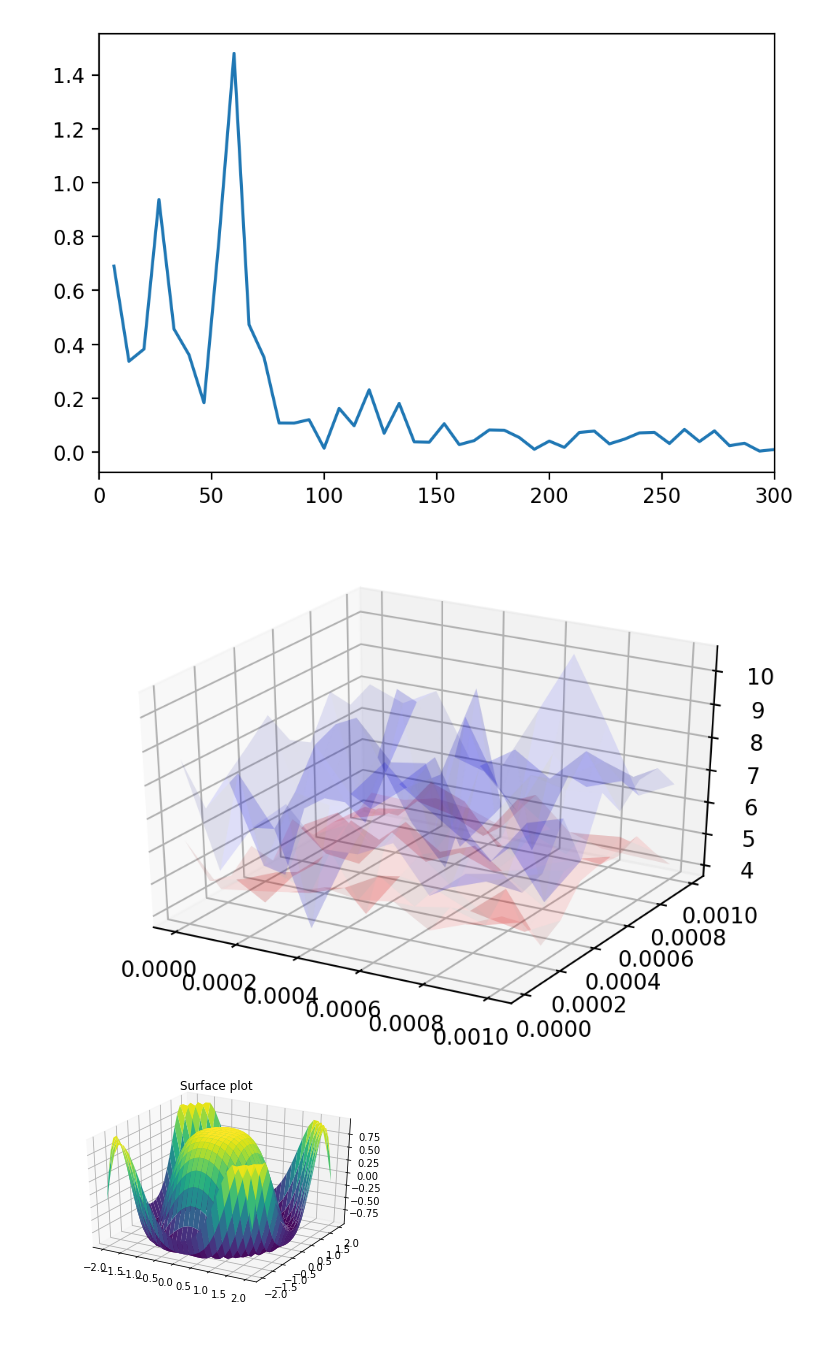
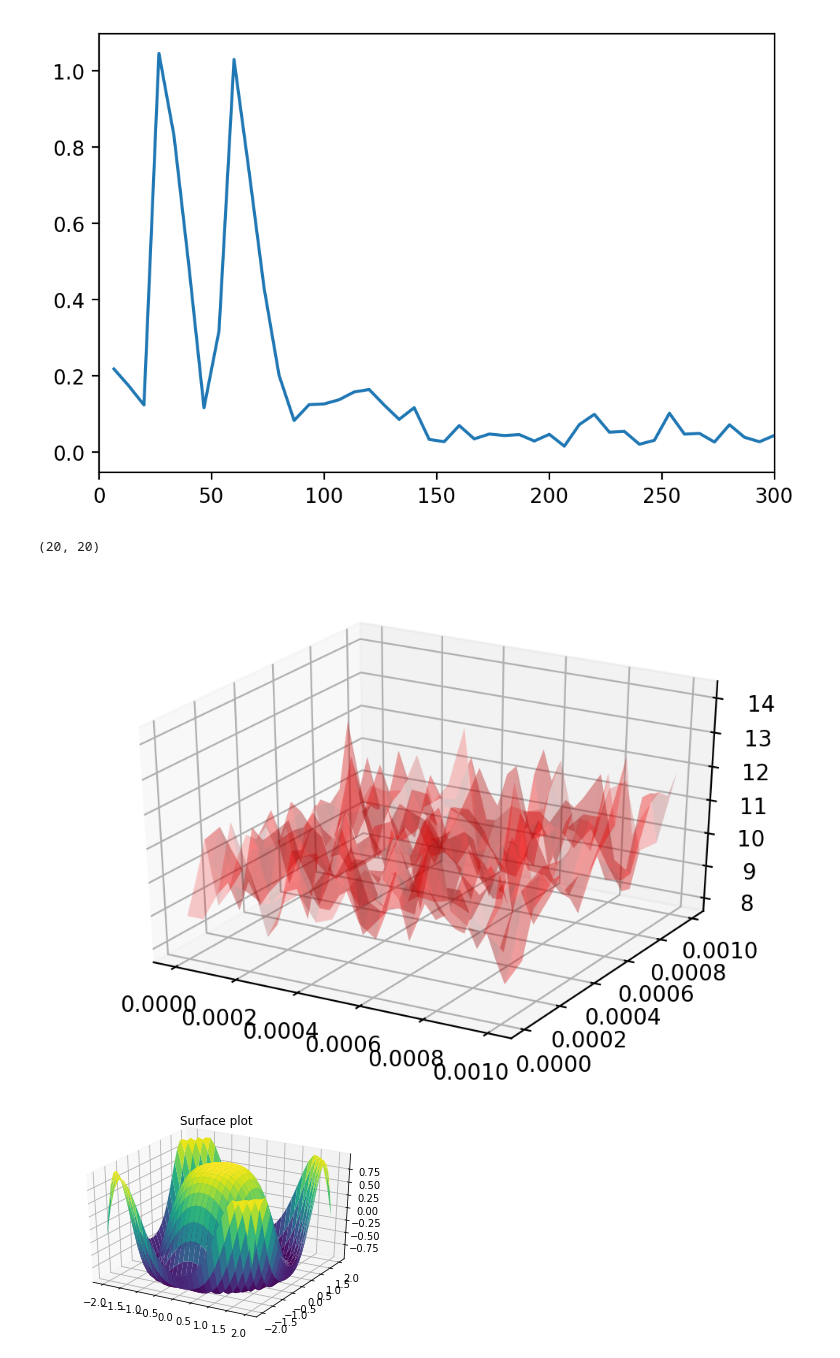
Before and after one commit to jyKim-97/NNoscillation, a Jupyter notebook: LIFnetwork/analysis_result.ipynb, the cells around one changed output. Cells and saved outputs as stored; diff of their text form; code cells hidden in the pictures.

```diff
--- a/LIFnetwork/analysis_result.ipynb
+++ b/LIFnetwork/analysis_result.ipynb
@@ -30,6 +31,8 @@ label_font_props = {'fontname': 'Helvetica', 'fontsize': 12}
 tick_font_props = {'fontname': 'Helvetica', 'fontsize': 8}
 # %%
 nrn.set_times(tmax=500, dt=0.01)
+# %%
+freq, vfft = getFFT(v_avg, idt)
 # %%
 nn = 20
 
@@ -75,35 +86,39 @@ plt.show()
 # %%
 plt.figure(dpi=200)
-plt.plot(f[f>1], vffts[0][0])
+plt.plot(f, vffts[0][0][2])
 plt.xlim([0, 300])
 plt.show()
 # %% [output]
-[figure, old version]
+[figure, new version]
 # %%
 f = f[f>1]
-nn = 10
+nn = 20
 # %%
 map_30 = np.zeros([nn, nn])
 map_60 = np.zeros([nn, nn])
 
-for n in range(10):
+for n in range(20):
     for i in range(nn):
         for j in range(nn):
-            vfft = vffts[n][10*i+j]
+            vfft = vffts[n][i][j]
             map_30[i, j] += np.average(vfft[(f>=25)&(f<=35)])
             map_60[i, j] += np.average(vfft[(f>=55)&(f<=65)])
 # %%
 from mpl_toolkits import mplot3d
 # %%
 X, Y = np.meshgrid(gbar_pfc_exc, gbar_pfc_inh)
+# %%
+map_30.shape
+# %% [output]
+(20, 20)
 # %%
 fig = plt.figure(dpi=200)
 ax = plt.axes(projection='3d')
-ax.plot_surface(X, Y, map_30, color='r', alpha=0.1)
-ax.plot_surface(X, Y, map_60, color='b', alpha=0.1)
+ax.plot_surface(X, Y, map_30, color='r', alpha=0.2)
+# ax.plot_surface(X, Y, map_60, color='b', alpha=0.2)
 plt.show()
 # %% [output]
-[figure, old version]
+[figure, new version]
 # %%
 x = np.outer(np.linspace(-2, 2, 30), np.ones(30))
 y = x.copy().T # transpose
```
Also changed, not shown: parts of 14 cells of this notebook, 2 other files.
